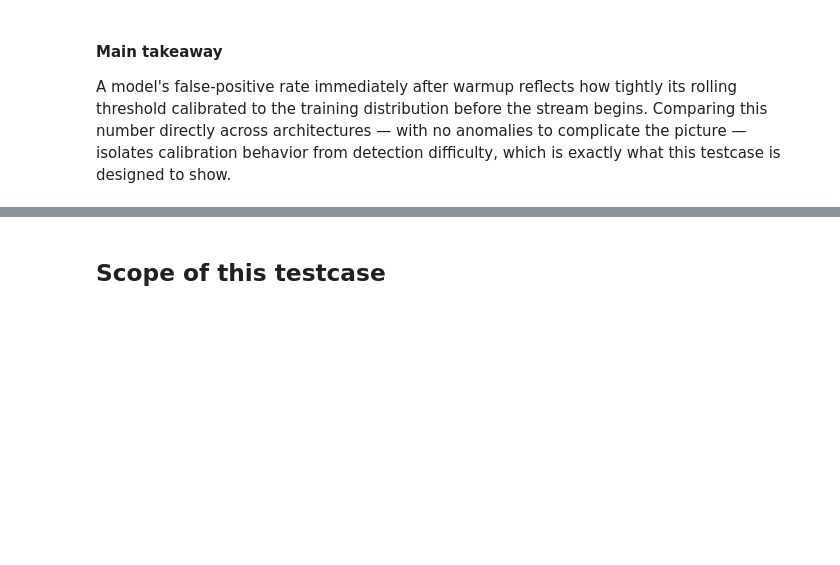
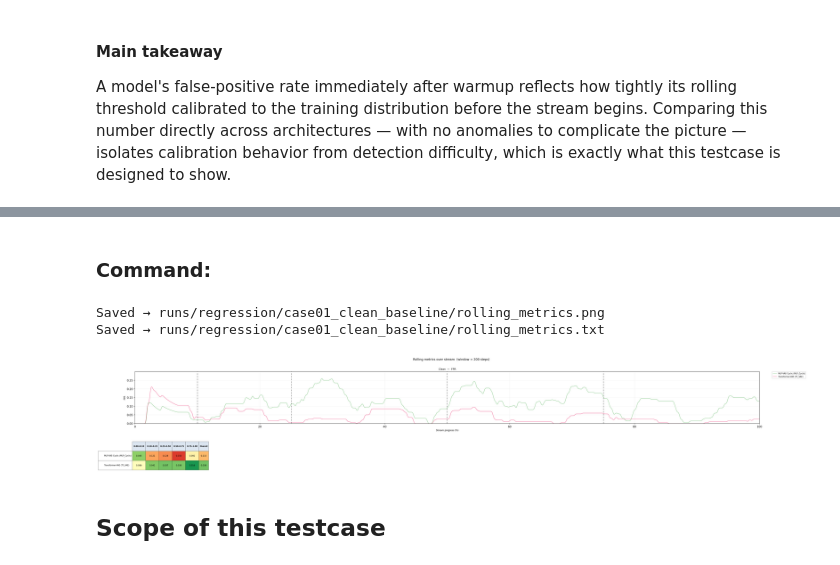
Before and after one commit to hadasecohen/streaming-vae-anomaly-detection, a Jupyter notebook: notebooks/cases/case01_clean_baseline.ipynb, the cells around one changed output, grey strips where cells are left out. Cells and saved outputs as stored; diff of their text form; code cells hidden in the pictures; blank space fills up the shorter version.

Commit message:
update case2 and case 1

```diff
--- a/notebooks/cases/case01_clean_baseline.ipynb
+++ b/notebooks/cases/case01_clean_baseline.ipynb
@@ -296,3 +305,14 @@ A model's false-positive rate immediately after warmup reflects how tightly its
+# %% [markdown]
+### Command:
+# %%
+!python scripts/plot_fpr_over_time.py runs/regression/case01_clean_baseline
+
+from IPython.display import Image, display
+display(Image(filename="runs/regression/case01_clean_baseline/rolling_metrics.png"))
+# %% [output]
+Saved → runs/regression/case01_clean_baseline/rolling_metrics.png
+Saved → runs/regression/case01_clean_baseline/rolling_metrics.txt
+[figure, added]
 # %% [markdown]
 ## Scope of this testcase
 # %% [markdown]
```
Also changed, not shown: parts of 2 cells of this notebook.
